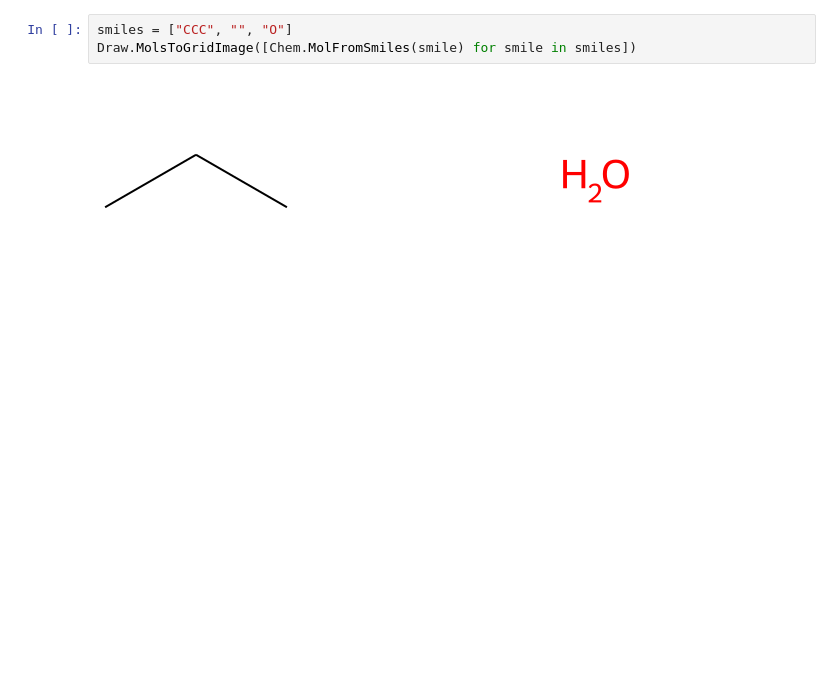
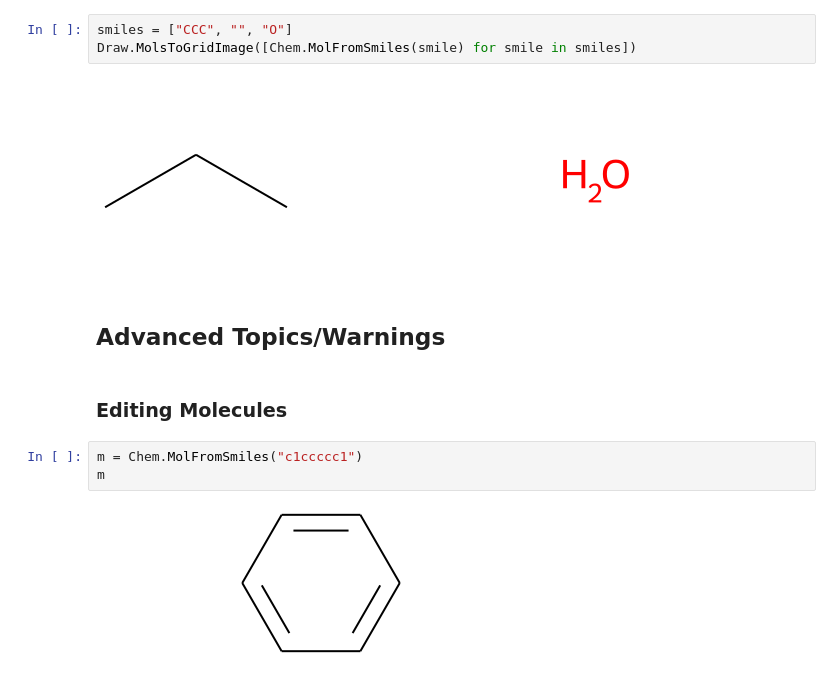
Before and after one commit to bertiewooster/RDKit-playing, a Jupyter notebook: tutorial_examples.ipynb, the cells around one changed output. Saved outputs shown, nothing was run; the diff lists cells and outputs as text; blank space fills up the shorter version.

Commit message:
NoBinTree, Tutorial: Advanced Topics/Warnings: Editing Molecules

```diff
--- a/tutorial_examples.ipynb
+++ b/tutorial_examples.ipynb
@@ -381,3 +381,12 @@ smiles = ["CCC", "", "O"]
 Draw.MolsToGridImage([Chem.MolFromSmiles(smile) for smile in smiles])
 # %% [output]
 [figure]
+# %% [markdown]
+## Advanced Topics/Warnings
+# %% [markdown]
+### Editing Molecules
+# %%
+m = Chem.MolFromSmiles("c1ccccc1")
+m
+# %% [output]
+[figure, added]
```
Also changed, not shown: parts of 24 cells of this notebook, 3 other files.
